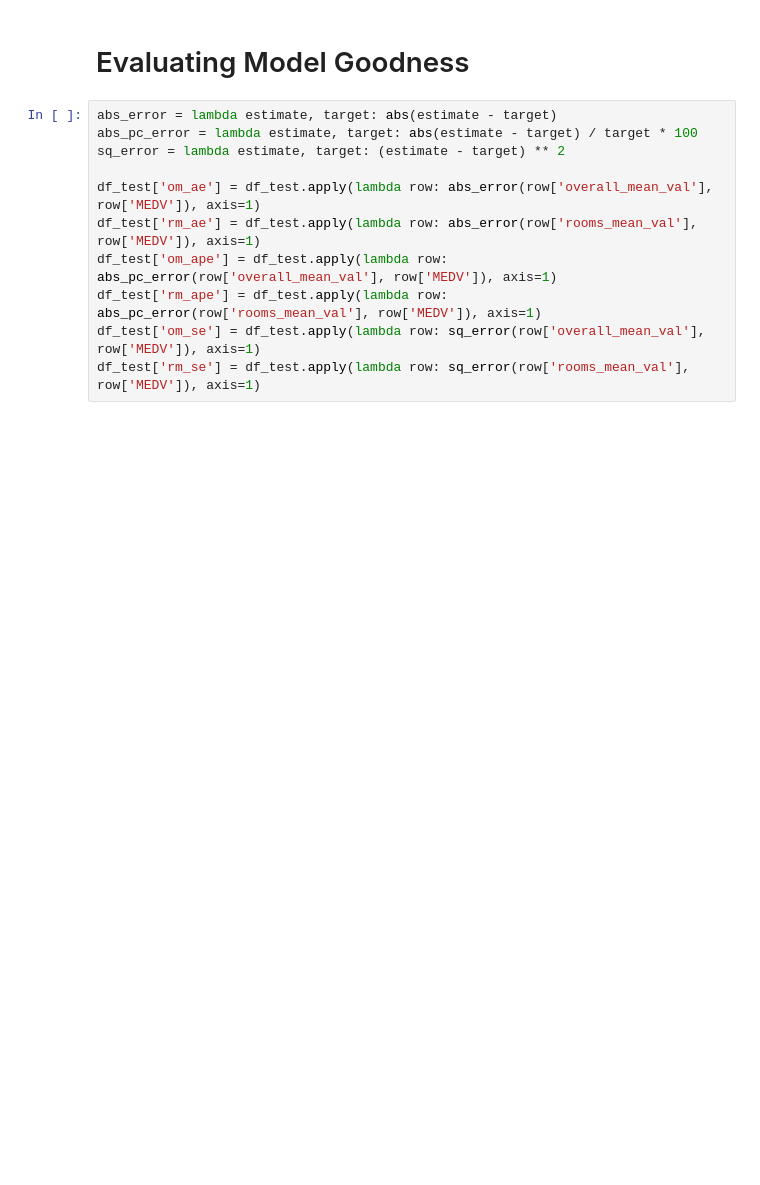
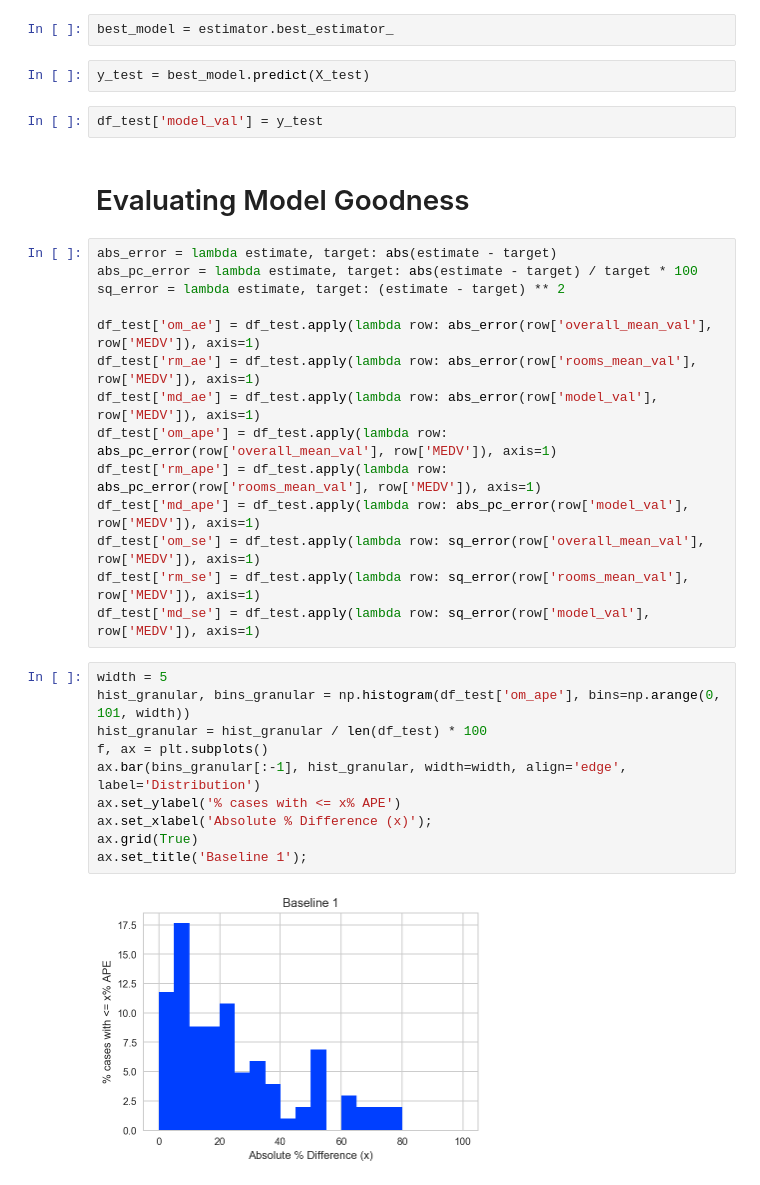
Before and after one commit to thampiman/msdn-digp-blog, a Jupyter notebook: measuring_model_goodness/Regression.ipynb, the cells around one changed output. Cells and saved outputs as stored; diff of their text form; blank space fills up the shorter version.

```diff
--- a/measuring_model_goodness/Regression.ipynb
+++ b/measuring_model_goodness/Regression.ipynb
@@ -123,3 +172,9 @@ df_test['rooms_mean_val'] = df_test.apply(lambda x: num_rooms_value_dict[x['num_
+# %%
+best_model = estimator.best_estimator_
+# %%
+y_test = best_model.predict(X_test)
+# %%
+df_test['model_val'] = y_test
 # %% [markdown]
 # Evaluating Model Goodness
 # %%
@@ -129,7 +184,22 @@ sq_error = lambda estimate, target: (estimate - target) ** 2
 
 df_test['om_ae'] = df_test.apply(lambda row: abs_error(row['overall_mean_val'], row['MEDV']), axis=1)
 df_test['rm_ae'] = df_test.apply(lambda row: abs_error(row['rooms_mean_val'], row['MEDV']), axis=1)
+df_test['md_ae'] = df_test.apply(lambda row: abs_error(row['model_val'], row['MEDV']), axis=1)
 df_test['om_ape'] = df_test.apply(lambda row: abs_pc_error(row['overall_mean_val'], row['MEDV']), axis=1)
 df_test['rm_ape'] = df_test.apply(lambda row: abs_pc_error(row['rooms_mean_val'], row['MEDV']), axis=1)
+df_test['md_ape'] = df_test.apply(lambda row: abs_pc_error(row['model_val'], row['MEDV']), axis=1)
 df_test['om_se'] = df_test.apply(lambda row: sq_error(row['overall_mean_val'], row['MEDV']), axis=1)
 df_test['rm_se'] = df_test.apply(lambda row: sq_error(row['rooms_mean_val'], row['MEDV']), axis=1)
+df_test['md_se'] = df_test.apply(lambda row: sq_error(row['model_val'], row['MEDV']), axis=1)
+# %%
+width = 5
+hist_granular, bins_granular = np.histogram(df_test['om_ape'], bins=np.arange(0, 101, width))
+hist_granular = hist_granular / len(df_test) * 100
+f, ax = plt.subplots()
+ax.bar(bins_granular[:-1], hist_granular, width=width, align='edge', label='Distribution')
+ax.set_ylabel('% cases with <= x% APE')
+ax.set_xlabel('Absolute % Difference (x)');
+ax.grid(True)
+ax.set_title('Baseline 1');
+# %% [output]
+[figure, added]
```
Also changed, not shown: parts of 9 cells of this notebook.
